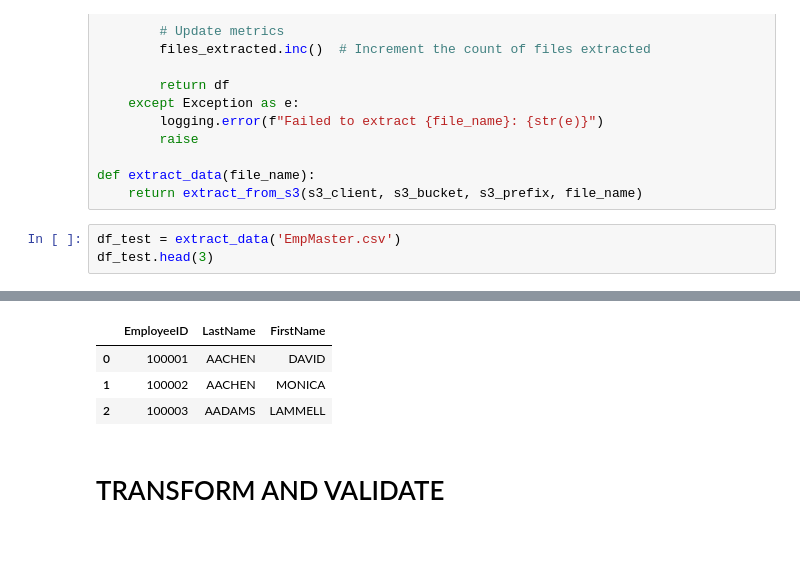
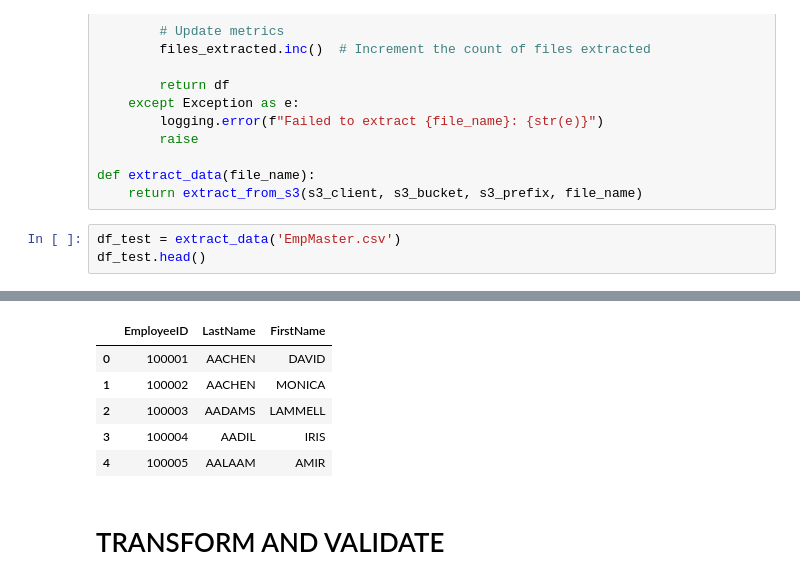
Before and after one commit to ridwanxyzcloud/Payroll-Data-Integration-Platform, a Jupyter notebook: test.ipynb, the cells around one changed output, grey strips where cells are left out. Drawn from its saved outputs; the diff is of its cells as text; blank space fills up the shorter version.

```diff
--- a/test.ipynb
+++ b/test.ipynb
@@ -68,5 +68,5 @@ def extract_data(file_name):
     return extract_from_s3(s3_client, s3_bucket, s3_prefix, file_name)
 # %%
 df_test = extract_data('EmpMaster.csv')
-df_test.head(3)
+df_test.head()
 # %% [output]
@@ -74,6 +74,8 @@ df_test.head(3)
 |  | EmployeeID | LastName | FirstName |
 | 0 | 100001 | AACHEN | DAVID |
 | 1 | 100002 | AACHEN | MONICA |
 | 2 | 100003 | AADAMS | LAMMELL |
+| 3 | 100004 | AADIL | IRIS |
+| 4 | 100005 | AALAAM | AMIR |
 # %% [markdown]
 # TRANSFORM AND VALIDATE
```
Also changed, not shown: parts of 14 cells of this notebook, 13 other files.
